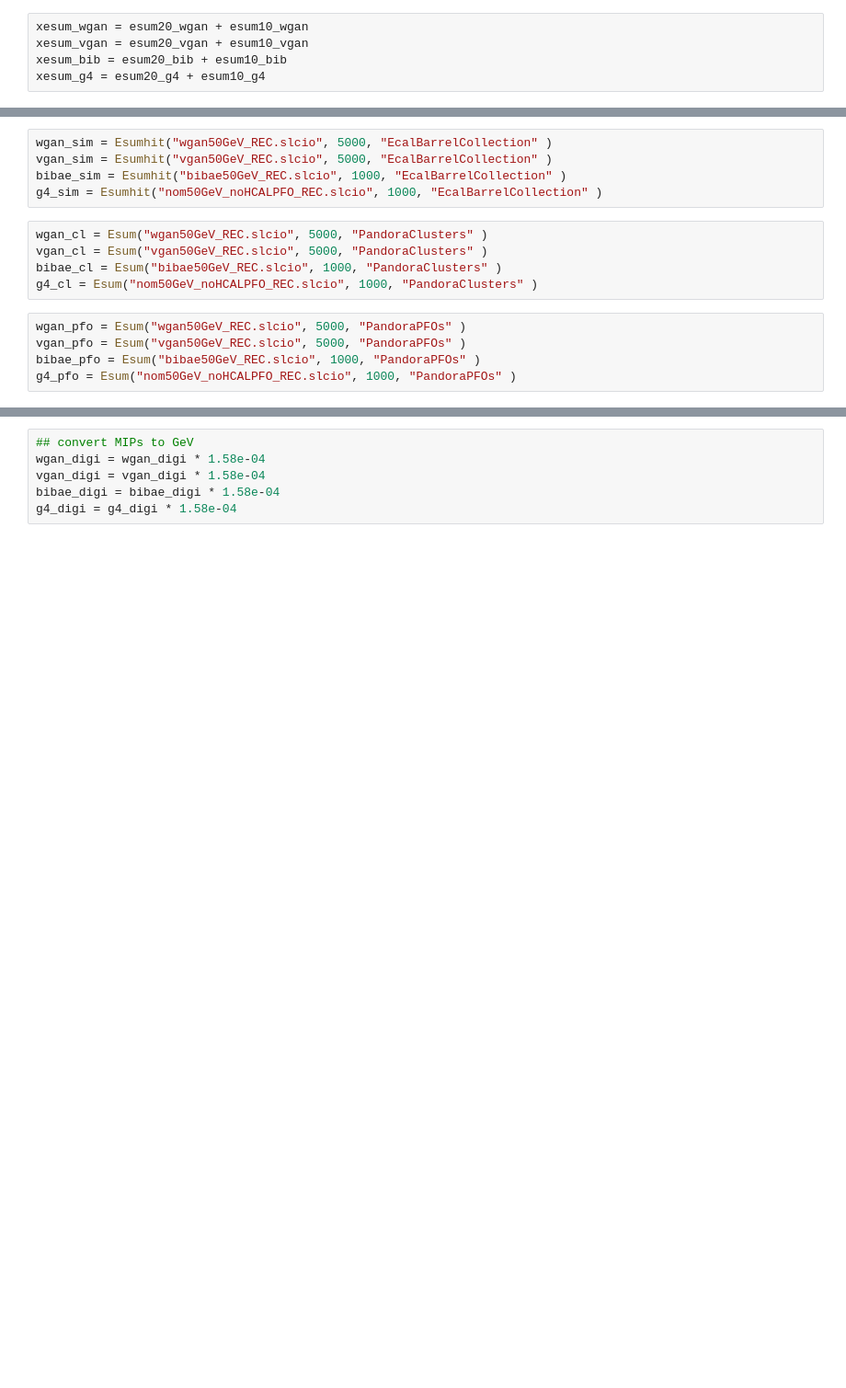
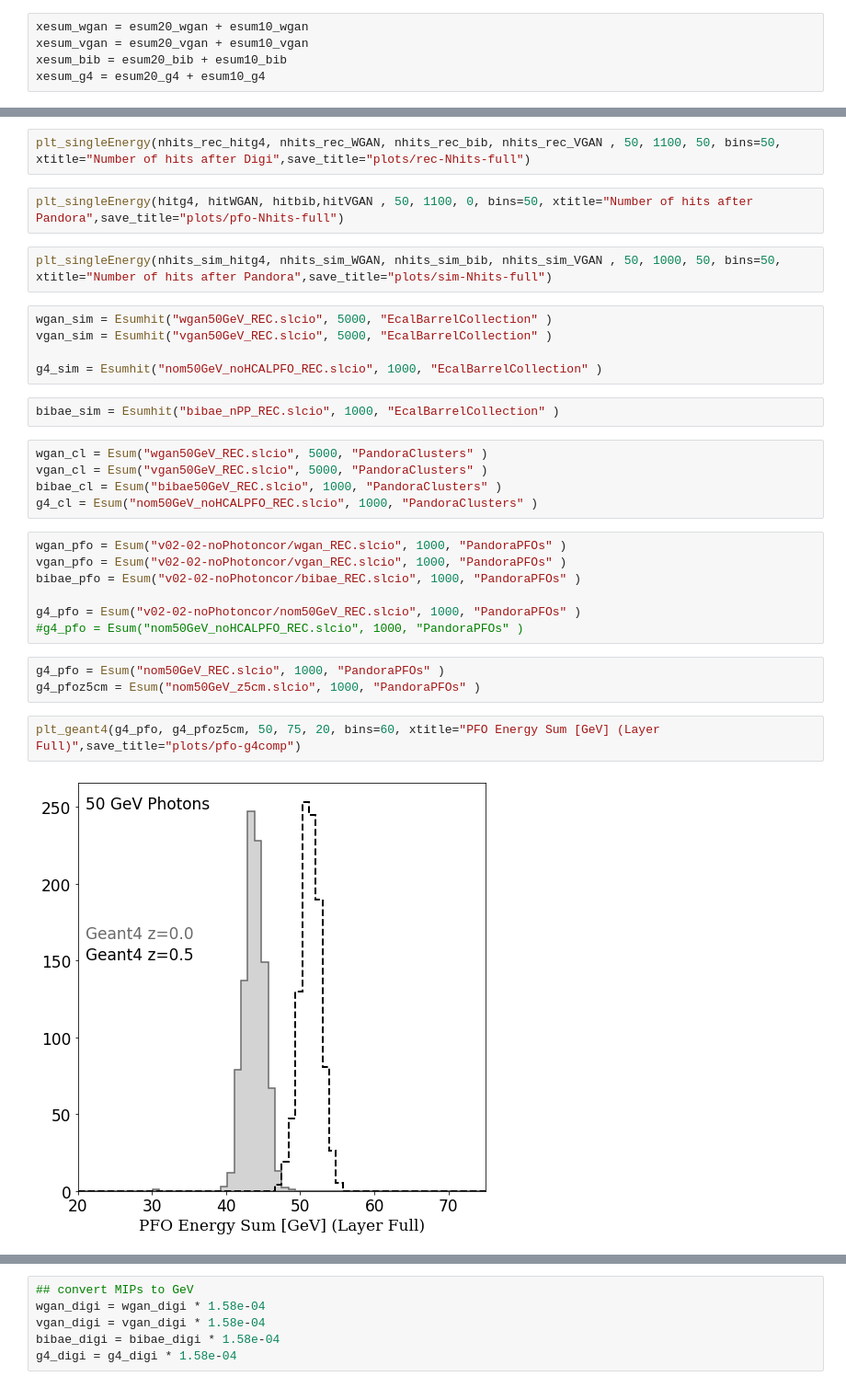
Before and after one commit to vbocha/pyLCIO, a Jupyter notebook: examples/ECalBarrel.ipynb, the cells around one changed output, grey strips where cells are left out. Shown at 92% size. Drawn from its saved outputs; the diff is of its cells as text; blank space fills up the shorter version.

```diff
--- a/examples/ECalBarrel.ipynb
+++ b/examples/ECalBarrel.ipynb
@@ -210,15 +59,32 @@ def Esum(fName, maxEvt, collection):
+# %%
+plt_singleEnergy(nhits_rec_hitg4, nhits_rec_WGAN, nhits_rec_bib, nhits_rec_VGAN , 50, 1100, 50, bins=50, xtitle="Number of hits after Digi",save_title="plots/rec-Nhits-full")
+# %%
+plt_singleEnergy(hitg4, hitWGAN, hitbib,hitVGAN , 50, 1100, 0, bins=50, xtitle="Number of hits after Pandora",save_title="plots/pfo-Nhits-full")
+# %%
+plt_singleEnergy(nhits_sim_hitg4, nhits_sim_WGAN, nhits_sim_bib, nhits_sim_VGAN , 50, 1000, 50, bins=50, xtitle="Number of hits after Pandora",save_title="plots/sim-Nhits-full")
 # %%
 wgan_sim = Esumhit("wgan50GeV_REC.slcio", 5000, "EcalBarrelCollection" )
 vgan_sim = Esumhit("vgan50GeV_REC.slcio", 5000, "EcalBarrelCollection" )
-bibae_sim = Esumhit("bibae50GeV_REC.slcio", 1000, "EcalBarrelCollection" )
+
 g4_sim = Esumhit("nom50GeV_noHCALPFO_REC.slcio", 1000, "EcalBarrelCollection" )
+# %%
+bibae_sim = Esumhit("bibae_nPP_REC.slcio", 1000, "EcalBarrelCollection" )
 # %%
 wgan_cl = Esum("wgan50GeV_REC.slcio", 5000, "PandoraClusters" )
 vgan_cl = Esum("vgan50GeV_REC.slcio", 5000, "PandoraClusters" )
 bibae_cl = Esum("bibae50GeV_REC.slcio", 1000, "PandoraClusters" )
 g4_cl = Esum("nom50GeV_noHCALPFO_REC.slcio", 1000, "PandoraClusters" )
 # %%
-wgan_pfo = Esum("wgan50GeV_REC.slcio", 5000, "PandoraPFOs" )
-vgan_pfo = Esum("vgan50GeV_REC.slcio", 5000, "PandoraPFOs" )
-bibae_pfo = Esum("bibae50GeV_REC.slcio", 1000, "PandoraPFOs" )
-g4_pfo = Esum("nom50GeV_noHCALPFO_REC.slcio", 1000, "PandoraPFOs" )
+wgan_pfo = Esum("v02-02-noPhotoncor/wgan_REC.slcio", 1000, "PandoraPFOs" )
+vgan_pfo = Esum("v02-02-noPhotoncor/vgan_REC.slcio", 1000, "PandoraPFOs" )
+bibae_pfo = Esum("v02-02-noPhotoncor/bibae_REC.slcio", 1000, "PandoraPFOs" )
+
+g4_pfo = Esum("v02-02-noPhotoncor/nom50GeV_REC.slcio", 1000, "PandoraPFOs" )
+#g4_pfo = Esum("nom50GeV_noHCALPFO_REC.slcio", 1000, "PandoraPFOs" )
+# %%
+g4_pfo = Esum("nom50GeV_REC.slcio", 1000, "PandoraPFOs" )
+g4_pfoz5cm = Esum("nom50GeV_z5cm.slcio", 1000, "PandoraPFOs" )
+# %%
+plt_geant4(g4_pfo, g4_pfoz5cm, 50, 75, 20, bins=60, xtitle="PFO Energy Sum [GeV] (Layer Full)",save_title="plots/pfo-g4comp")
+# %% [output]
+[figure, added]
```
Also changed, not shown: parts of 31 cells of this notebook, 13 other files.
